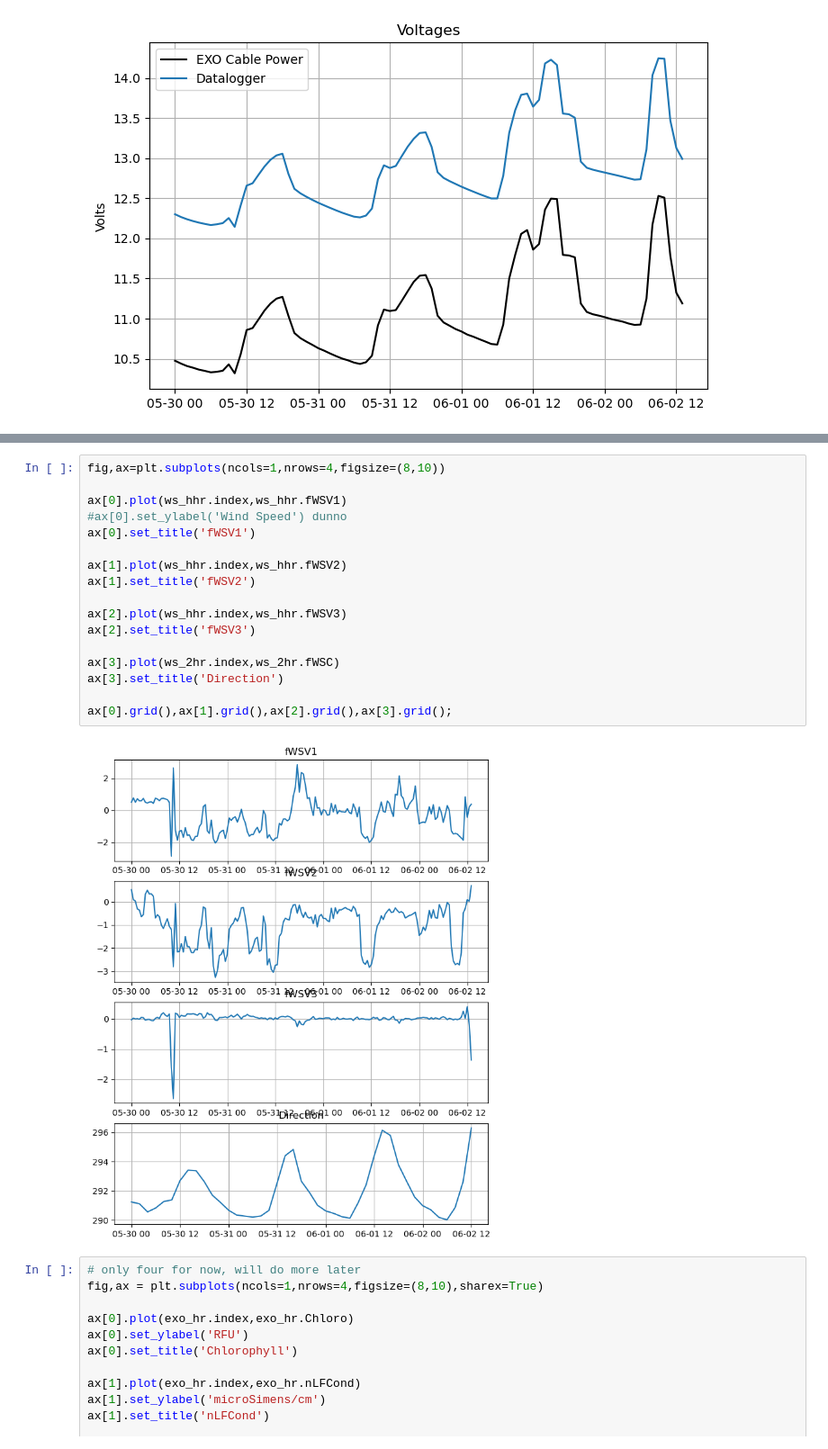
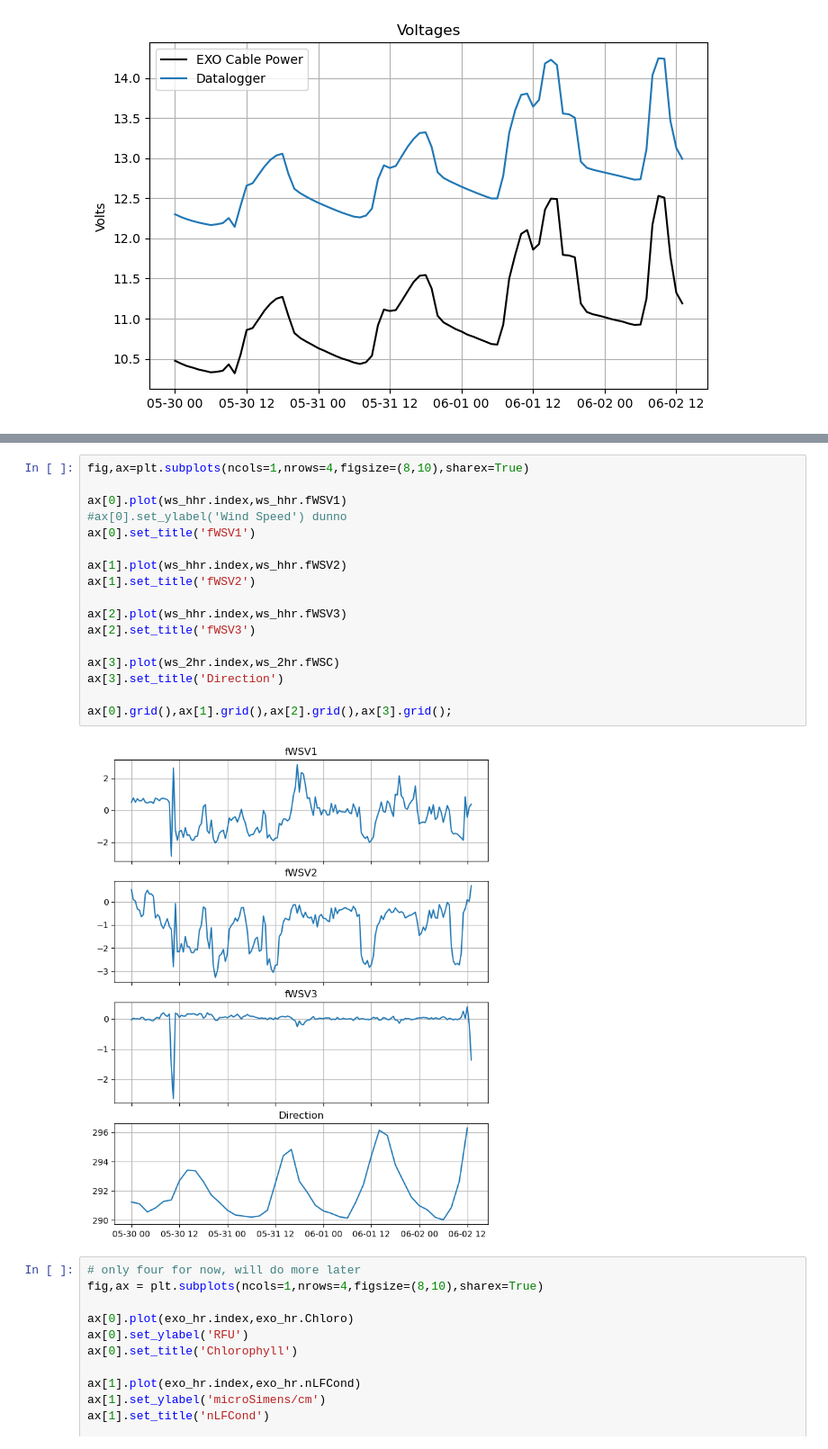
Before and after one commit to sscopazzi/Cal_Poly_Maritime_Academy_Research_Buoy, a Jupyter notebook: python_code/reorganized_deployment_test.ipynb, the cells around one changed output, grey strips where cells are left out. Shown at 90% size. Saved outputs shown, nothing was run; the diff lists cells and outputs as text.

```diff
--- a/python_code/reorganized_deployment_test.ipynb
+++ b/python_code/reorganized_deployment_test.ipynb
@@ -274,24 +272,24 @@ ax[0].grid(),ax[1].grid(),ax[2].grid(),ax[3].grid();
 # %% [output]
 [figure]
 # %%
-fig,ax=plt.subplots(ncols=1,nrows=4,figsize=(8,10))
+fig,ax=plt.subplots(ncols=1,nrows=4,figsize=(8,10),sharex=True)
 
 ax[0].plot(ws_hhr.index,ws_hhr.fWSV1)
 #ax[0].set_ylabel('Wind Speed') dunno
 ax[0].set_title('fWSV1')
 
 ax[1].plot(ws_hhr.index,ws_hhr.fWSV2)
 ax[1].set_title('fWSV2')
 
 ax[2].plot(ws_hhr.index,ws_hhr.fWSV3)
 ax[2].set_title('fWSV3')
 
 ax[3].plot(ws_2hr.index,ws_2hr.fWSC)
 ax[3].set_title('Direction')
 
 ax[0].grid(),ax[1].grid(),ax[2].grid(),ax[3].grid();
 # %% [output]
-[figure, old version]
+[figure, new version]
 # %%
 # only four for now, will do more later
 fig,ax = plt.subplots(ncols=1,nrows=4,figsize=(8,10),sharex=True)
```
Also changed, not shown: parts of 11 cells of this notebook, 1 other file.
